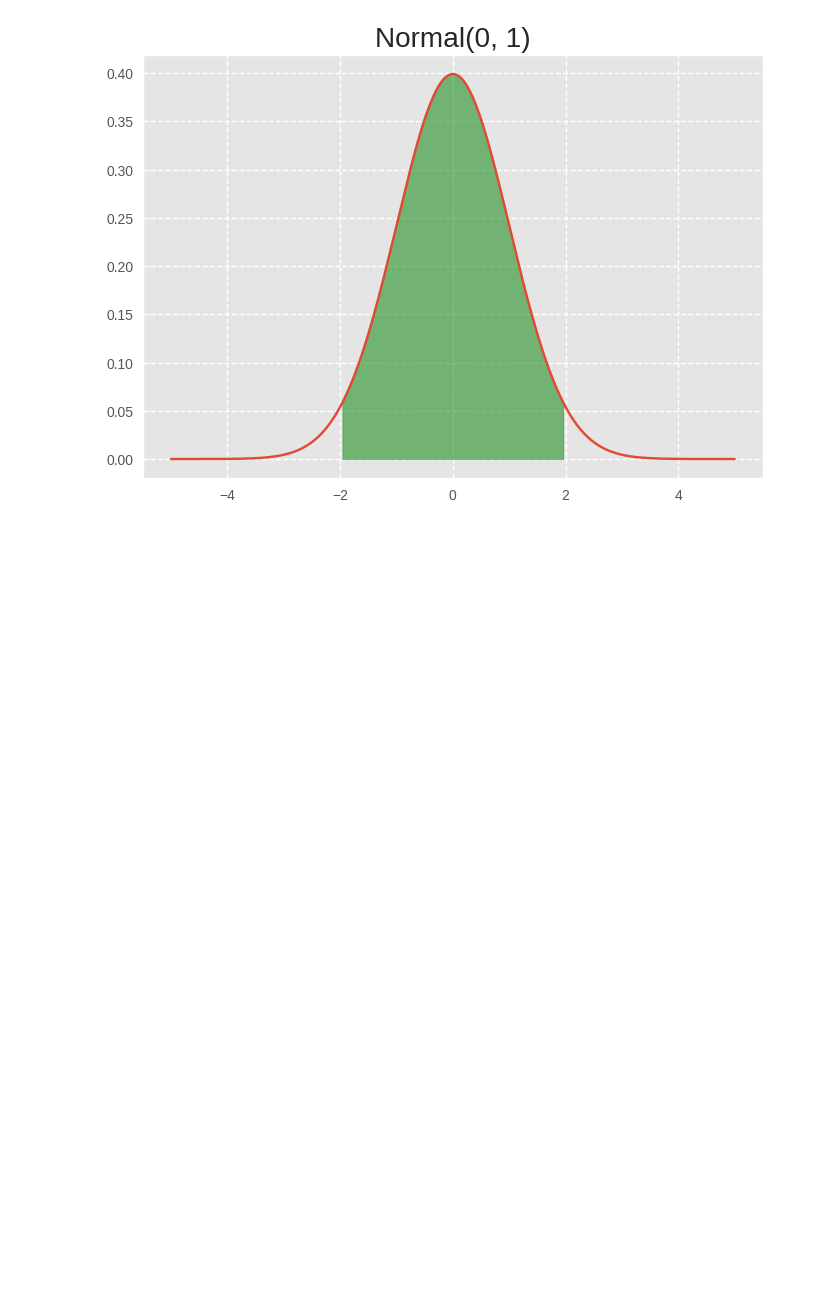
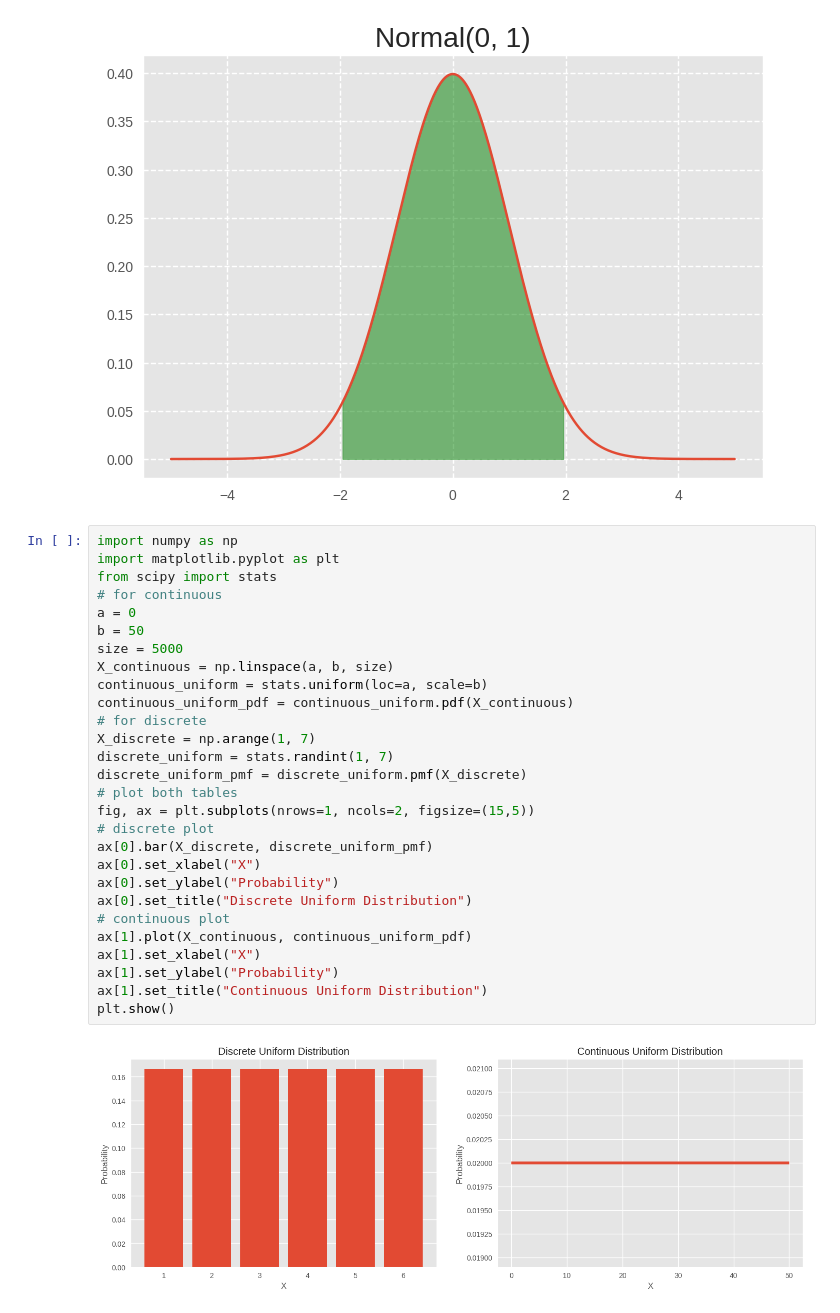
Before and after one commit to mccoy0928/pandas_dataframe, a Jupyter notebook: 20230729_scatter.ipynb, the cells around one changed output. Saved outputs shown, nothing was run; the diff lists cells and outputs as text; blank space fills up the shorter version.

```diff
--- a/20230729_scatter.ipynb
+++ b/20230729_scatter.ipynb
@@ -110,3 +110,33 @@ plt.title('Normal({}, {})'.format(mu, sigma))
 plt.show()
 # %% [output]
 [figure]
+# %%
+import numpy as np
+import matplotlib.pyplot as plt
+from scipy import stats
+# for continuous
+a = 0
+b = 50
+size = 5000
+X_continuous = np.linspace(a, b, size)
+continuous_uniform = stats.uniform(loc=a, scale=b)
+continuous_uniform_pdf = continuous_uniform.pdf(X_continuous)
+# for discrete
+X_discrete = np.arange(1, 7)
+discrete_uniform = stats.randint(1, 7)
+discrete_uniform_pmf = discrete_uniform.pmf(X_discrete)
+# plot both tables
+fig, ax = plt.subplots(nrows=1, ncols=2, figsize=(15,5))
+# discrete plot
+ax[0].bar(X_discrete, discrete_uniform_pmf)
+ax[0].set_xlabel("X")
+ax[0].set_ylabel("Probability")
+ax[0].set_title("Discrete Uniform Distribution")
+# continuous plot
+ax[1].plot(X_continuous, continuous_uniform_pdf)
+ax[1].set_xlabel("X")
+ax[1].set_ylabel("Probability")
+ax[1].set_title("Continuous Uniform Distribution")
+plt.show()
+# %% [output]
+[figure, added]
```
Also changed, not shown: parts of 1 cell of this notebook.
